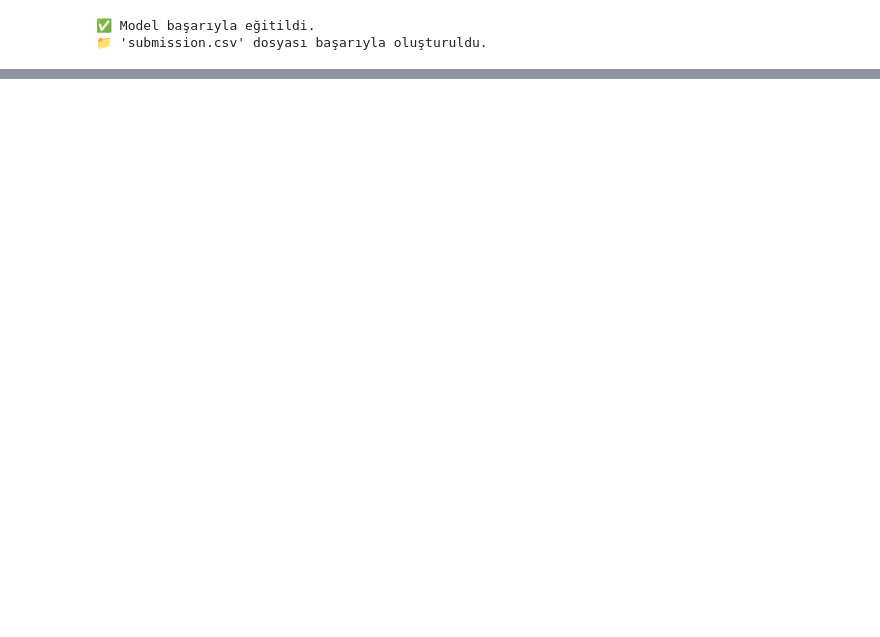
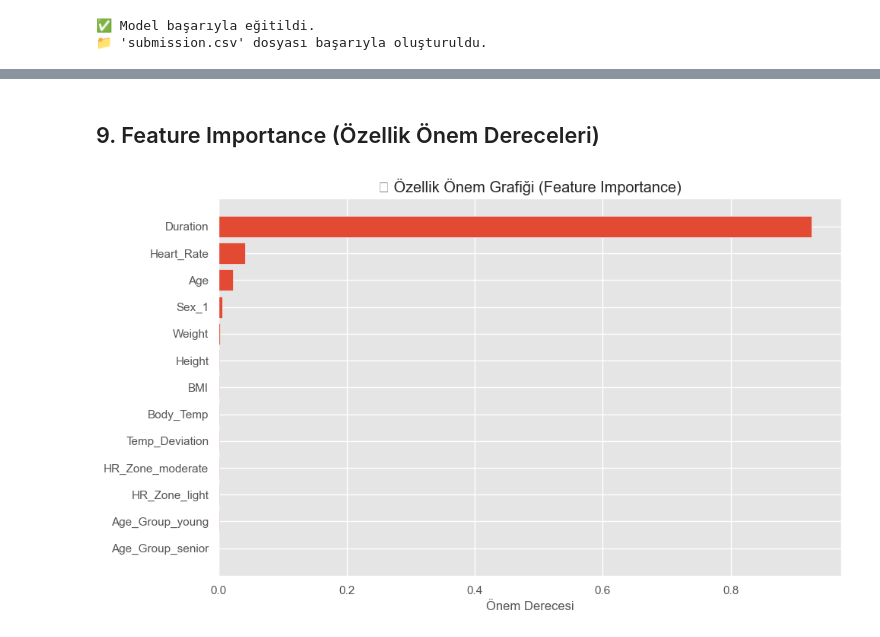
Before and after one commit to Muhammed-Mustafa-Dastan/Kaggle_Competition, a Jupyter notebook: Predict Calorie Expenditure/calorie_prediction.ipynb, the cells around one changed output, grey strips where cells are left out. Drawn from its saved outputs; the diff is of its cells as text; code cells hidden in the pictures; blank space fills up the shorter version.

```diff
--- a/Predict Calorie Expenditure/calorie_prediction.ipynb
+++ b/Predict Calorie Expenditure/calorie_prediction.ipynb
@@ -329,0 +423,39 @@ print("📁 'submission.csv' dosyası başarıyla oluşturuldu.")
+# %% [markdown]
+## 9. Feature Importance (Özellik Önem Dereceleri)
+# %%
+# ░▒▓ Pipeline içindeki modele eriş ▓▒░
+model = eval_pipeline.named_steps['randomforestregressor']
+
+# ░▒▓ Preprocessing sonrası gelen tüm feature isimlerini al ▓▒░
+# Sayısal + OneHot kategorik adlar
+from sklearn.compose import make_column_selector as selector
+
+# Encoder’dan çıkan kolon isimlerini al
+ohe = eval_pipeline.named_steps['columntransformer'].named_transformers_['cat']
+encoded_cat_features = ohe.get_feature_names_out(['Sex', 'Age_Group', 'HR_Zone'])
+
+# Tüm özellik isimlerini sırayla birleştir
+feature_names = numerical_features + list(encoded_cat_features)
+
+# ░▒▓ Feature importance değerlerini al ▓▒░
+importances = model.feature_importances_
+
+# ░▒▓ Görselleştir ▓▒░
+import matplotlib.pyplot as plt
+import pandas as pd
+
+feat_imp_df = pd.DataFrame({
+    'Feature': feature_names,
+    'Importance': importances
+}).sort_values(by='Importance', ascending=False)
+
+plt.figure(figsize=(10,6))
+plt.barh(feat_imp_df['Feature'], feat_imp_df['Importance'])
+plt.xlabel('Önem Derecesi')
+plt.title('🔍 Özellik Önem Grafiği (Feature Importance)')
+plt.gca().invert_yaxis()
+plt.grid(True)
+plt.tight_layout()
+plt.show()
+# %% [output]
+[figure, added]
```
Also changed, not shown: parts of 11 cells of this notebook, 1 other file.
